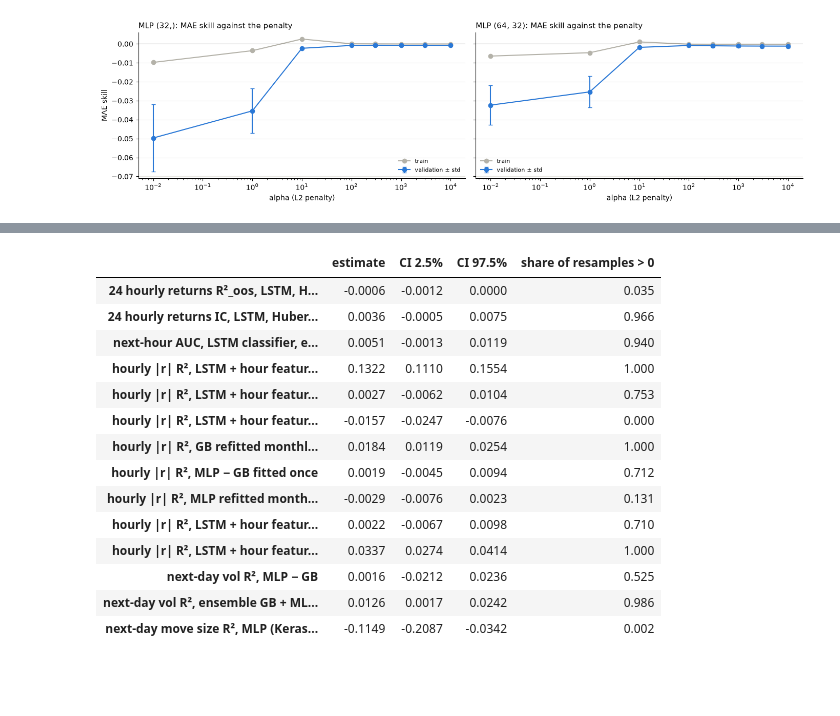
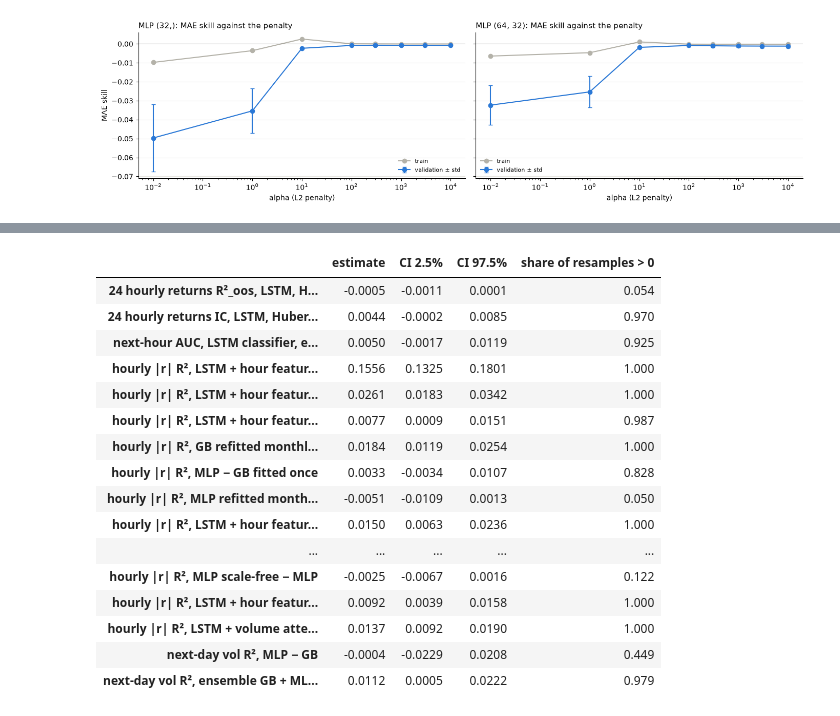
Before and after one commit to Descalabreitor/IAI600-final-project, a Jupyter notebook: neural-models.ipynb, the cells around one changed output, grey strips where cells are left out. Saved outputs shown, nothing was run; the diff lists cells and outputs as text; code cells hidden in the pictures; blank space fills up the shorter version.

```diff
--- a/neural-models.ipynb
+++ b/neural-models.ipynb
@@ -801,11 +812,11 @@ summary = pd.DataFrame(results).drop_duplicates("Model", keep="last").set_index(
 cols = ["MAE", "RMSE", "MAE_skill", "R2_oos", "IC", "HourDirAcc", "DayDirAcc_indep", "p_value", "DayBalAcc_indep"]
 display(summary[cols].sort_values("MAE").round(4))
 
-ret_val_skill = {MLP_RET: mlp_cv.loc[0, "val_skill"], **{k: v["val MAE_skill"] for k, v in rnn_runs.items()}}
+ret_val_skill = {MLP_RET: mlp_cv.loc[0, "val_skill"], **{k: v["val MAE_skill"] for k, v in lstm_runs.items()}}
 RET_CHOSEN = max(ret_val_skill, key=ret_val_skill.get)
 nets = summary.loc[list(ret_val_skill)]
 print(f"chosen on validation: {RET_CHOSEN} (validation MAE skill {ret_val_skill[RET_CHOSEN]:+.4f})")
-SUMMARY.append({"question": "24 hourly returns", "network (chosen without the test)": f"{RET_CHOSEN} (of MLP, RNN / LSTM with MSE / Huber)",
+SUMMARY.append({"question": "24 hourly returns", "network (chosen without the test)": f"{RET_CHOSEN} (of MLP, LSTM with MSE / Huber)",
                 "test result": f"MAE skill {nets.loc[RET_CHOSEN, 'MAE_skill']:+.4f} (all networks {nets['MAE_skill'].min():+.4f} to "
                                f"{nets['MAE_skill'].max():+.4f}), IC {nets.loc[RET_CHOSEN, 'IC']:+.3f}",
                 "classical reference (refitted here)": f"Ridge: MAE skill {summary.loc[f'Classical: Ridge {p_ridge}', 'MAE_skill']:+.4f}"})
@@ -1146,9 +1166,10 @@ def lstm_abs_spec(hidden_size):
 
 
 _, lstm_abs_best = nn_grid(lstm_abs_spec, {"hidden_size": [32, 64, 128]}, S["train"], np.abs(Y["train"]), S["val"], np.abs(Y["val"]),
-                           r2_flat, scale=abs_sd, **LSTM_KW)
+                           r2_flat, scale=abs_sd, split=es_split("train"), **LSTM_KW)
 LSTM_ABS = f"LSTM {lstm_abs_best['params']}"
-abs_val[LSTM_ABS] = lstm_abs_best["val"].reshape(-1)
-abs_seeds[LSTM_ABS] = [q.reshape(-1) for q in refit_best(lstm_abs_spec, lstm_abs_best, S["tv"], np.abs(Y["tv"]), S["test"], abs_sd, **LSTM_KW)]
+NET[LSTM_ABS] = dict(spec=lstm_abs_spec, best=lstm_abs_best, X=lambda b: S[b] if b in S else seq(b), long=False,
+                     target=RAW_TARGET, scale=abs_sd, kw=LSTM_KW)
+fit_net(LSTM_ABS, states=True)
 # %% [output]
 |  | hidden_size | score | MAE | corr | epochs | seconds |
@@ -1262,16 +1432,20 @@ Every model is evaluated once on the test block (every origin × 24 hours): fitt
 # %%
 for k, v in abs_seeds.items():
     abs_test[k] = np.mean(v, axis=0)
-ENS_ABS = {"Ensemble: GB + MLP": [GB_ABS, MLP_ABS], "Ensemble: GB + LSTM": [GB_ABS, LSTM_WIN],
-           "Ensemble: GB + MLP + LSTM": [GB_ABS, MLP_ABS, LSTM_WIN],
-           "Ensemble, every origin: GB + MLP + LSTM": [GB_ABS1, MLP_ABS1, LSTM_ABS1],
-           "Ensemble, monthly refits: GB + MLP": [GB_REFIT, MLP_REFIT],
-           "Ensemble: GB + MLP monthly refits, LSTM every origin": [GB_REFIT, MLP_REFIT, LSTM_ABS1]}
+ENS_REFIT3 = "Ensemble, monthly refits: GB + MLP + LSTM"
+ENS_ABS = {"Ensemble: GB + MLP + LSTM": [GB_ABS, MLP_WIN, LSTM_WIN], ENS_REFIT3: [GB_REFIT, MLP_REFIT, LSTM_REFIT]}
 for e, members in ENS_ABS.items():
     abs_val[e] = np.mean([abs_val[m] for m in members], axis=0)
     abs_test[e] = np.mean([abs_test[m] for m in members], axis=0)
+assert all(abs_val[k].shape == ya["val"].shape and abs_test[k].shape == ya["test"].shape for k in abs_test)
 
-abs_tab = pd.DataFrame.from_dict({k: {"val R2": U.r2(ya["val"], abs_val[k]), "test R2": U.r2(ya["test"], v),
+
+def val_thirds(p):
+    # validation R2 on three consecutive half-years, by origin (VAL_PARTS, section 3)
+    return {f"val R2 {i + 1}/3": U.r2(ya["val"][rows24(v)], p[rows24(v)]) for i, v in enumerate(VAL_PARTS)}
+
+
+abs_tab = pd.DataFrame.from_dict({k: {"val R2": U.r2(ya["val"], abs_val[k]), **val_thirds(abs_val[k]), "test R2": U.r2(ya["test"], v),
                                        "test MAE": mean_absolute_error(ya["test"], v), "test corr": safe_corr(v, ya["test"]),
                                        "test R2, single seeds": seed_spread(ya["test"], abs_seeds[k], U.r2) if k in abs_seeds else ""}
                                    for k, v in abs_test.items()}, orient="index")
@@ -1286,7 +1460,7 @@ print(f"test R2: {abs_tab.loc[ABS_CHOSEN, 'test R2']:.4f} against {abs_tab.loc[R
 
 fig, ax = plt.subplots(1, 2, figsize=(16, 4))
 ac = ya["test"].reshape(-1, 24)
-for k, c in [(ABS_CHOSEN, BLUE), (GB_REFIT, AQUA), (GB_ABS, INK), (MLP_ABS, PURPLE), (LSTM_WIN, ORANGE),
+for k, c in [(ABS_CHOSEN, BLUE), (GB_REFIT, AQUA), (GB_ABS, INK), (MLP_WIN, PURPLE), (LSTM_WIN, ORANGE),
              ("Baseline: last week x hour profile", GREY)]:
     pr = abs_test[k].reshape(-1, 24)
     ax[0].plot(range(1, 25), [U.r2(ac[:, j], pr[:, j]) for j in range(24)], "o-", ms=3, color=c, label=k[:50])
@@ -1305,8 +1479,9 @@ plt.tight_layout()
 plt.show()
 
 SUMMARY.append({"question": "size of each of the next 24 hours (|r|)", "network (chosen without the test)": f"{ABS_CHOSEN} (best validation R2)",
-                "test result": f"R2 {abs_tab.loc[ABS_CHOSEN, 'test R2']:.3f} (MLP {abs_tab.loc[MLP_ABS, 'test R2']:.3f}, "
-                               f"MLP refit {abs_tab.loc[MLP_REFIT, 'test R2']:.3f}, LSTM {abs_tab.loc[LSTM_WIN, 'test R2']:.3f})",
+                "test result": f"R2 {abs_tab.loc[ABS_CHOSEN, 'test R2']:.3f} (MLP {abs_tab.loc[MLP_WIN, 'test R2']:.3f}, "
+                               f"MLP refit {abs_tab.loc[MLP_REFIT, 'test R2']:.3f}, LSTM {abs_tab.loc[LSTM_WIN, 'test R2']:.3f}, "
+                               f"LSTM fine-tuned {abs_tab.loc[LSTM_REFIT, 'test R2']:.3f})",
                 "classical reference (refitted here)": f"GB refitted monthly: R2 {abs_tab.loc[GB_REFIT, 'test R2']:.3f}; "
                                                        f"fitted once {abs_tab.loc[GB_ABS, 'test R2']:.3f}"})
 # %% [output]
@@ -1626,47 +1666,53 @@ def day_orig(idx):
 
 
 days_rows = lambda idx: rows24(day_orig(idx))                        # their 24 long-format rows each
 r2_days = lambda pred, i: U.r2(ya["test"][days_rows(i)], pred[days_rows(i)])
 auc_days = lambda score, i: roc_auc_score(y1["test"][day_orig(i)] > 0, score[day_orig(i)])
 ret_chosen = test_preds[RET_CHOSEN]
 boot_stats = {
     f"24 hourly returns R²_oos, {RET_CHOSEN}": lambda i: U.r2_oos(Yte[day_orig(i)], ret_chosen[day_orig(i)]),
     f"24 hourly returns IC, {RET_CHOSEN}": lambda i: safe_corr(ret_chosen[day_orig(i)], Yte[day_orig(i)]),
     f"next-hour AUC, {DIR_CHOSEN.split(' {')[0]} − GB": lambda i: auc_days(dir_scores[DIR_CHOSEN], i) - auc_days(dir_scores[GB_DIR], i),
     f"hourly |r| R², {ABS_CHOSEN}": lambda i: r2_days(abs_test[ABS_CHOSEN], i),
     f"hourly |r| R², {ABS_CHOSEN} − GB fitted once": lambda i: r2_days(abs_test[ABS_CHOSEN], i) - r2_days(abs_test[GB_ABS], i),
     f"hourly |r| R², {ABS_CHOSEN} − GB refitted monthly": lambda i: r2_days(abs_test[ABS_CHOSEN], i) - r2_days(abs_test[GB_REFIT], i),
     "hourly |r| R², GB refitted monthly − GB fitted once": lambda i: r2_days(abs_test[GB_REFIT], i) - r2_days(abs_test[GB_ABS], i),
     "hourly |r| R², MLP − GB fitted once": lambda i: r2_days(abs_test[MLP_ABS], i) - r2_days(abs_test[GB_ABS], i),
     "hourly |r| R², MLP refitted monthly − GB refitted monthly": lambda i: r2_days(abs_test[MLP_REFIT], i) - r2_days(abs_test[GB_REFIT], i),
     f"hourly |r| R², {LSTM_WIN.split(' {')[0]} − GB fitted once": lambda i: r2_days(abs_test[LSTM_WIN], i) - r2_days(abs_test[GB_ABS], i),
     "hourly |r| R², LSTM + hour features − LSTM": lambda i: r2_days(abs_test[LSTM_FUT], i) - r2_days(abs_test[LSTM_ABS], i),
+    "hourly |r| R², LSTM fine-tuned monthly − GB refitted monthly": lambda i: r2_days(abs_test[LSTM_REFIT], i) - r2_days(abs_test[GB_REFIT], i),
+    "hourly |r| R², LSTM fine-tuned monthly − the same LSTM fitted once": lambda i: r2_days(abs_test[LSTM_REFIT], i) - r2_days(abs_test[LSTM_WIN], i),
+    "hourly |r| R², ensemble of the 3 monthly refits − GB refitted monthly": lambda i: r2_days(abs_test[ENS_REFIT3], i) - r2_days(abs_test[GB_REFIT], i),
+    "hourly |r| R², MLP scale-free − MLP": lambda i: r2_days(abs_test[MLP_SF], i) - r2_days(abs_test[MLP_ABS], i),
+    "hourly |r| R², LSTM + hour features scale-free − LSTM + hour features": lambda i: r2_days(abs_test[LSTM_SF], i) - r2_days(abs_test[LSTM_FUT], i),
+    "hourly |r| R², LSTM + volume attention − LSTM + hour features": lambda i: r2_days(abs_test[LSTM_ATT], i) - r2_days(abs_test[LSTM_FUT], i),
     "next-day vol R², MLP − GB": lambda i: U.r2(yd_te[i], dv_test[MLP_DV][i]) - U.r2(yd_te[i], dv_test[GB_DV][i]),
     "next-day vol R², ensemble GB + MLP − GB": lambda i: U.r2(yd_te[i], dv_test[ENS_DV][i]) - U.r2(yd_te[i], dv_test[GB_DV][i]),
-    "next-day move size R², MLP (Keras) − Linear Regression": lambda i: r2_score(y_test_size.values[i], mlp_pred[i])
-                                                                       - r2_score(y_test_size.values[i], size_preds["Classical: Linear Regression"][i]),
 }
 boot_rows = {}
 for name, fn in boot_stats.items():
     b = U.block_bootstrap(fn, ND, n_boot=1000, block=10, seed=RANDOM_STATE)
     boot_rows[name] = {"estimate": fn(np.arange(ND)), "CI 2.5%": np.percentile(b, 2.5), "CI 97.5%": np.percentile(b, 97.5),
                        "share of resamples > 0": (b > 0).mean()}
 with pd.option_context("display.max_colwidth", 90):
     display(pd.DataFrame(boot_rows).T.round(4))
 # %% [output]
 |  | estimate | CI 2.5% | CI 97.5% | share of resamples > 0 |
-| 24 hourly returns R²_oos, LSTM, H... | -0.0006 | -0.0012 | 0.0000 | 0.035 |
-| 24 hourly returns IC, LSTM, Huber... | 0.0036 | -0.0005 | 0.0075 | 0.966 |
-| next-hour AUC, LSTM classifier, e... | 0.0051 | -0.0013 | 0.0119 | 0.940 |
-| hourly |r| R², LSTM + hour featur... | 0.1322 | 0.1110 | 0.1554 | 1.000 |
-| hourly |r| R², LSTM + hour featur... | 0.0027 | -0.0062 | 0.0104 | 0.753 |
-| hourly |r| R², LSTM + hour featur... | -0.0157 | -0.0247 | -0.0076 | 0.000 |
+| 24 hourly returns R²_oos, LSTM, H... | -0.0005 | -0.0011 | 0.0001 | 0.054 |
+| 24 hourly returns IC, LSTM, Huber... | 0.0044 | -0.0002 | 0.0085 | 0.970 |
+| next-hour AUC, LSTM classifier, e... | 0.0050 | -0.0017 | 0.0119 | 0.925 |
+| hourly |r| R², LSTM + hour featur... | 0.1556 | 0.1325 | 0.1801 | 1.000 |
+| hourly |r| R², LSTM + hour featur... | 0.0261 | 0.0183 | 0.0342 | 1.000 |
+| hourly |r| R², LSTM + hour featur... | 0.0077 | 0.0009 | 0.0151 | 0.987 |
 | hourly |r| R², GB refitted monthl... | 0.0184 | 0.0119 | 0.0254 | 1.000 |
-| hourly |r| R², MLP − GB fitted once | 0.0019 | -0.0045 | 0.0094 | 0.712 |
-| hourly |r| R², MLP refitted month... | -0.0029 | -0.0076 | 0.0023 | 0.131 |
-| hourly |r| R², LSTM + hour featur... | 0.0022 | -0.0067 | 0.0098 | 0.710 |
-| hourly |r| R², LSTM + hour featur... | 0.0337 | 0.0274 | 0.0414 | 1.000 |
-| next-day vol R², MLP − GB | 0.0016 | -0.0212 | 0.0236 | 0.525 |
-| next-day vol R², ensemble GB + ML... | 0.0126 | 0.0017 | 0.0242 | 0.986 |
-| next-day move size R², MLP (Keras... | -0.1149 | -0.2087 | -0.0342 | 0.002 |
+| hourly |r| R², MLP − GB fitted once | 0.0033 | -0.0034 | 0.0107 | 0.828 |
+| hourly |r| R², MLP refitted month... | -0.0051 | -0.0109 | 0.0013 | 0.050 |
+| hourly |r| R², LSTM + hour featur... | 0.0150 | 0.0063 | 0.0236 | 1.000 |
+| ... | ... | ... | ... | ... |
+| hourly |r| R², MLP scale-free − MLP | -0.0025 | -0.0067 | 0.0016 | 0.122 |
+| hourly |r| R², LSTM + hour featur... | 0.0092 | 0.0039 | 0.0158 | 1.000 |
+| hourly |r| R², LSTM + volume atte... | 0.0137 | 0.0092 | 0.0190 | 1.000 |
+| next-day vol R², MLP − GB | -0.0004 | -0.0229 | 0.0208 | 0.449 |
+| next-day vol R², ensemble GB + ML... | 0.0112 | 0.0005 | 0.0222 | 0.979 |
 # %% [markdown]
```
Also changed, not shown: parts of 65 cells of this notebook, 4 other files.
